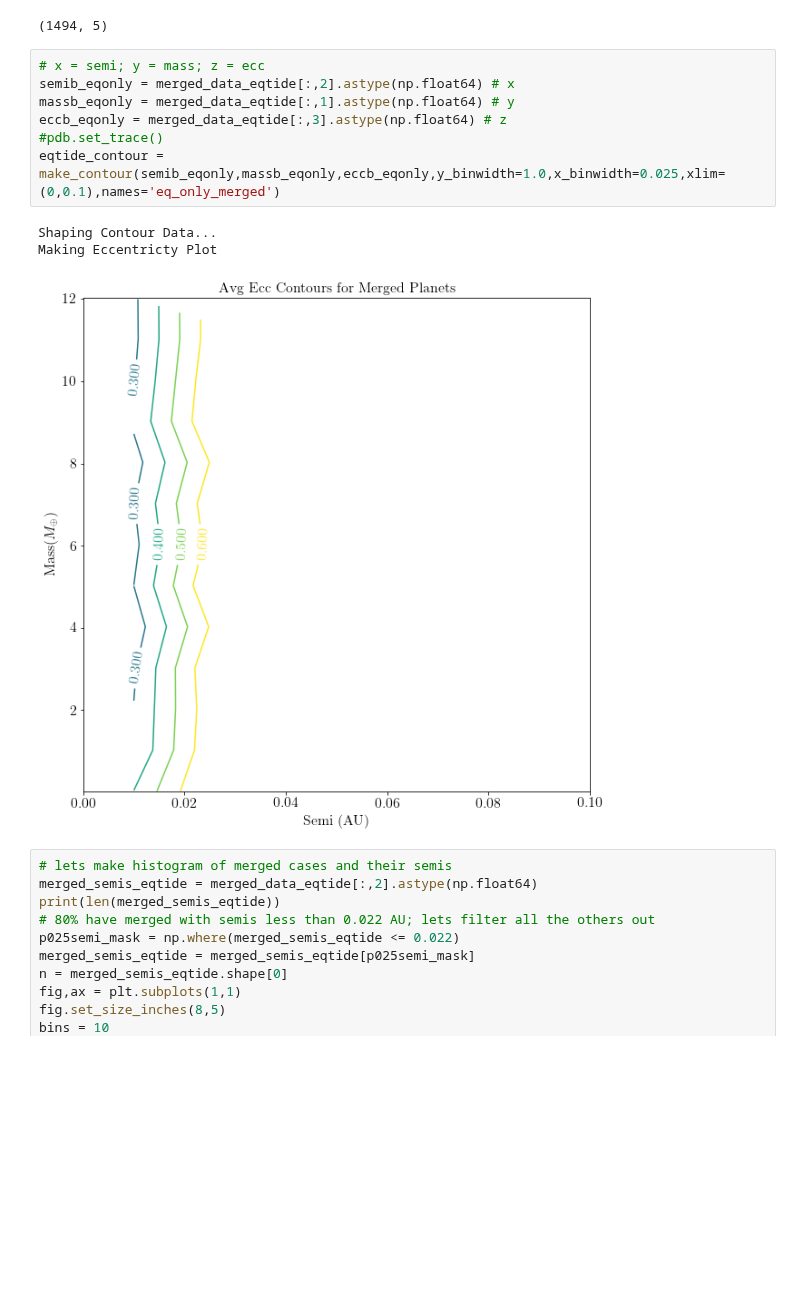
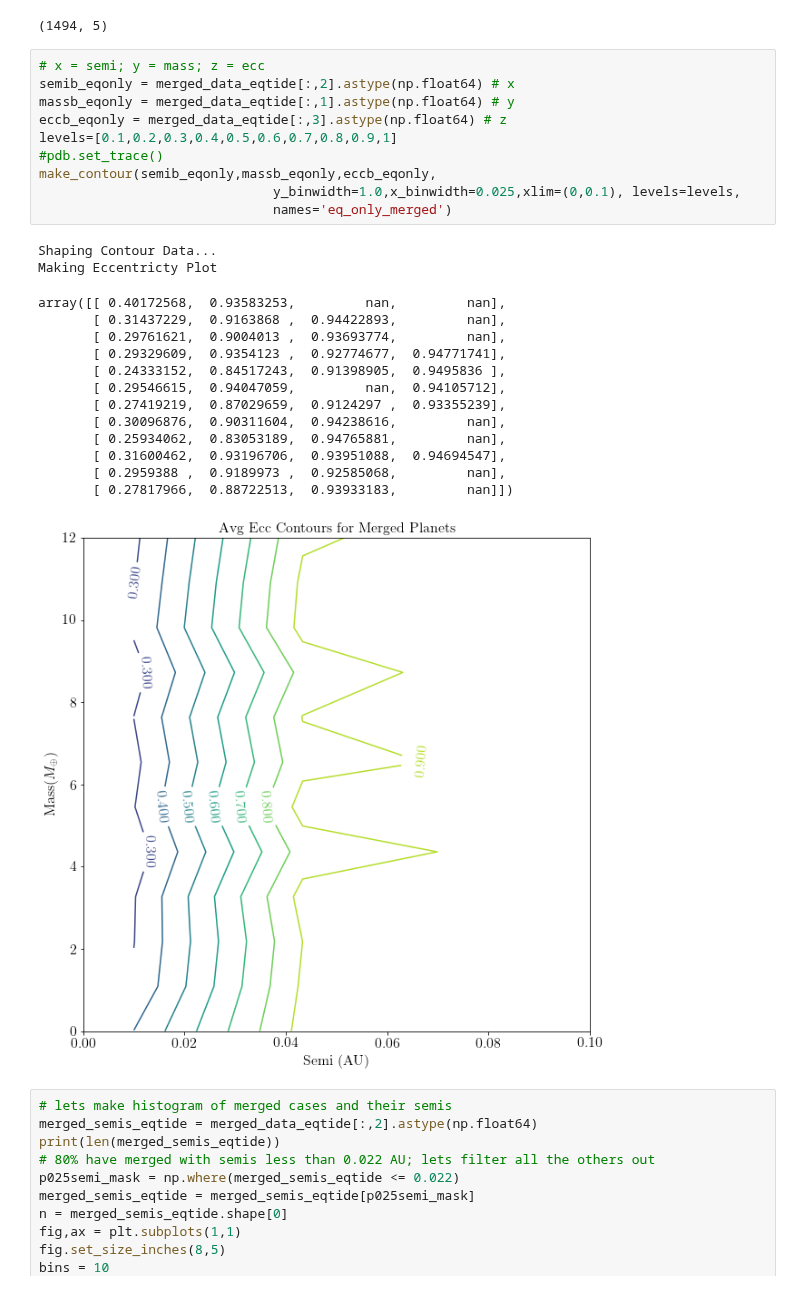
Before and after one commit to dm1681/Merging_Perts, a Jupyter notebook: Research/Merging_Perts/fig_gen.ipynb, the cells around one changed output. Cells and saved outputs as stored; diff of their text form; blank space fills up the shorter version.

Commit message:
improved contour algorithm

```diff
--- a/Research/Merging_Perts/fig_gen.ipynb
+++ b/Research/Merging_Perts/fig_gen.ipynb
@@ -527,14 +487,29 @@ Fetching data for Eqtide runs...
 # %%
 # x = semi; y = mass; z = ecc
 semib_eqonly = merged_data_eqtide[:,2].astype(np.float64) # x
 massb_eqonly = merged_data_eqtide[:,1].astype(np.float64) # y
 eccb_eqonly = merged_data_eqtide[:,3].astype(np.float64) # z
+levels=[0.1,0.2,0.3,0.4,0.5,0.6,0.7,0.8,0.9,1]
 #pdb.set_trace()
-eqtide_contour = make_contour(semib_eqonly,massb_eqonly,eccb_eqonly,y_binwidth=1.0,x_binwidth=0.025,xlim=(0,0.1),names='eq_only_merged')
+make_contour(semib_eqonly,massb_eqonly,eccb_eqonly,
+                              y_binwidth=1.0,x_binwidth=0.025,xlim=(0,0.1), levels=levels,
+                              names='eq_only_merged')
 # %% [output]
 Shaping Contour Data...
 Making Eccentricty Plot
+array([[ 0.40172568,  0.93583253,         nan,         nan],
+       [ 0.31437229,  0.9163868 ,  0.94422893,         nan],
+       [ 0.29761621,  0.9004013 ,  0.93693774,         nan],
+       [ 0.29329609,  0.9354123 ,  0.92774677,  0.94771741],
+       [ 0.24333152,  0.84517243,  0.91398905,  0.9495836 ],
+       [ 0.29546615,  0.94047059,         nan,  0.94105712],
+       [ 0.27419219,  0.87029659,  0.9124297 ,  0.93355239],
+       [ 0.30096876,  0.90311604,  0.94238616,         nan],
+       [ 0.25934062,  0.83053189,  0.94765881,         nan],
+       [ 0.31600462,  0.93196706,  0.93951088,  0.94694547],
+       [ 0.2959388 ,  0.9189973 ,  0.92585068,         nan],
+       [ 0.27817966,  0.88722513,  0.93933183,         nan]])
-[figure, old version]
+[figure, new version]
 # %%
 # lets make histogram of merged cases and their semis
 merged_semis_eqtide = merged_data_eqtide[:,2].astype(np.float64)
```
Also changed, not shown: parts of 6 cells of this notebook.
